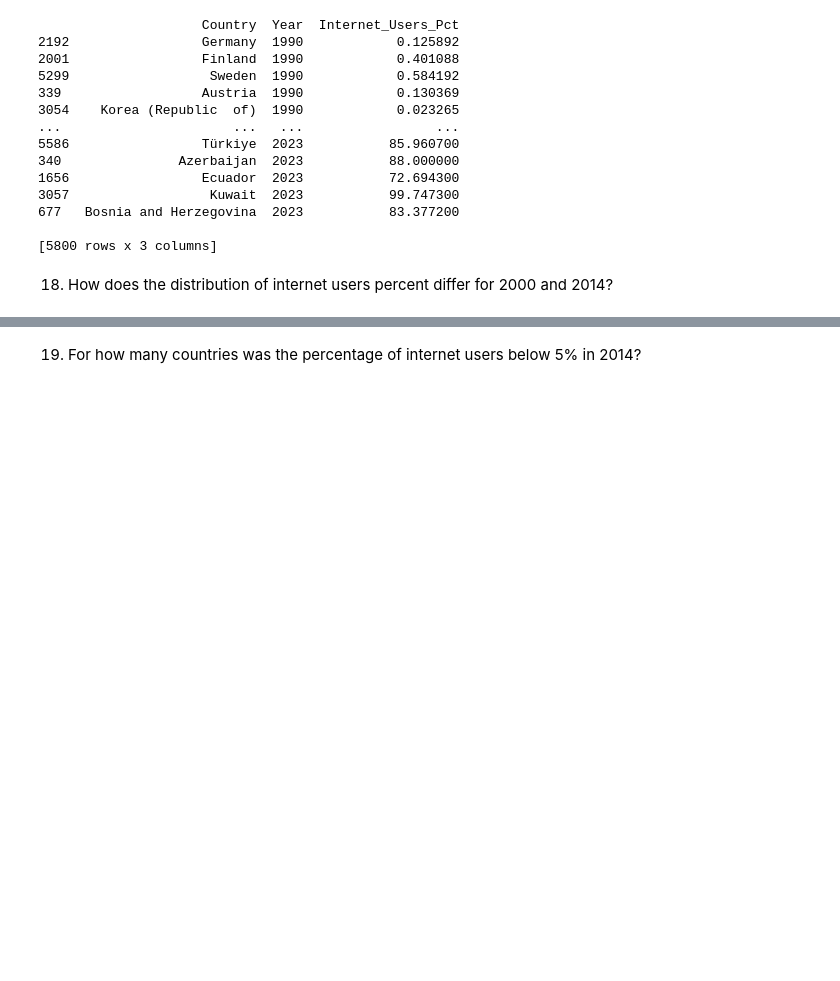
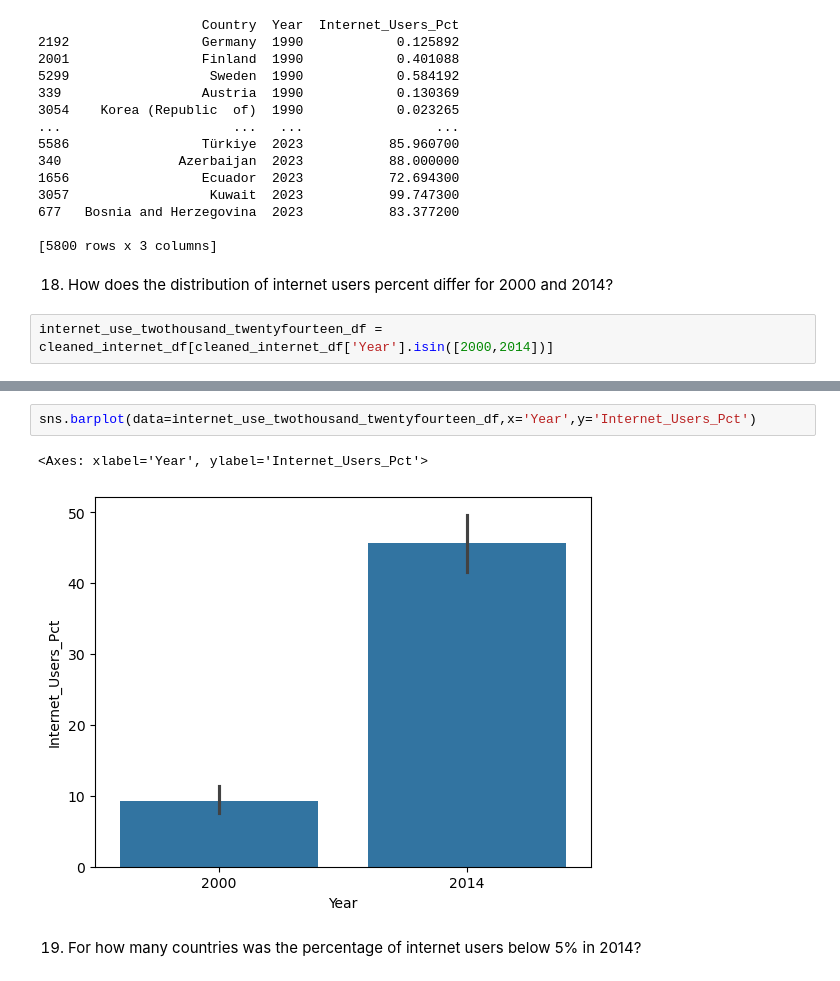
Before and after one commit to NSS-Data-Analytics-Cohort-14/gdp-and-internet-usage-jmo703, a Jupyter notebook: notebooks/python_project.ipynb, the cells around one changed output, grey strips where cells are left out. Drawn from its saved outputs; the diff is of its cells as text; blank space fills up the shorter version.

```diff
--- a/notebooks/python_project.ipynb
+++ b/notebooks/python_project.ipynb
@@ -390,3 +390,5 @@ print(sorted_internet_use_non_zero_complete_df)
 [5800 rows x 3 columns]
 # %% [markdown]
 18. How does the distribution of internet users percent differ for 2000 and 2014?
+# %%
+internet_use_twothousand_twentyfourteen_df = cleaned_internet_df[cleaned_internet_df['Year'].isin([2000,2014])]
@@ -393,3 +412,8 @@ print(sorted_internet_use_non_zero_complete_df)
+# %%
+sns.barplot(data=internet_use_twothousand_twentyfourteen_df,x='Year',y='Internet_Users_Pct')
+# %% [output]
+<Axes: xlabel='Year', ylabel='Internet_Users_Pct'>
+[figure, added]
 # %% [markdown]
 19. For how many countries was the percentage of internet users below 5% in 2014?
 # %% [markdown]
```
Also changed, not shown: parts of 1 cell of this notebook.
